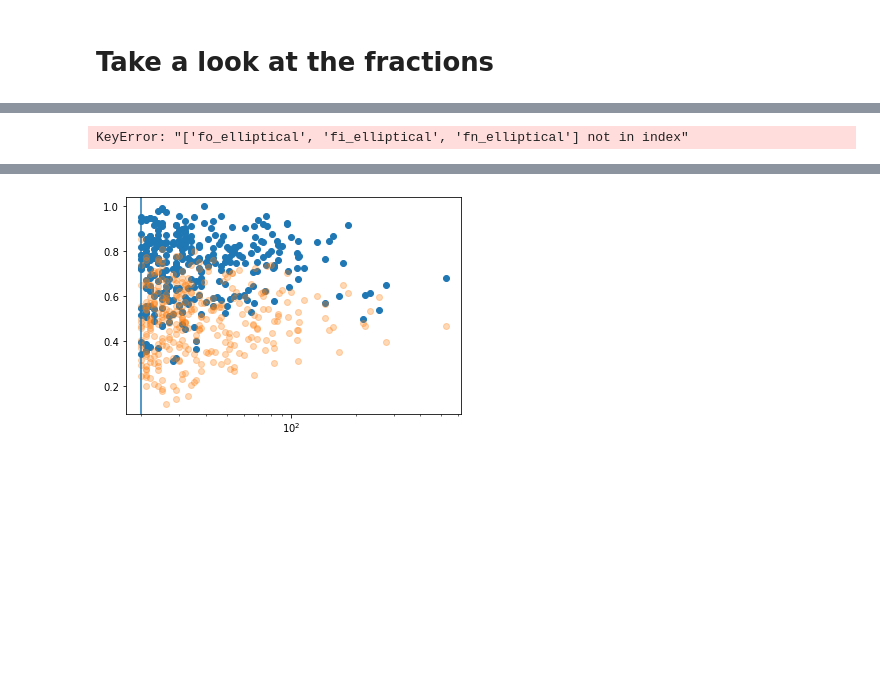
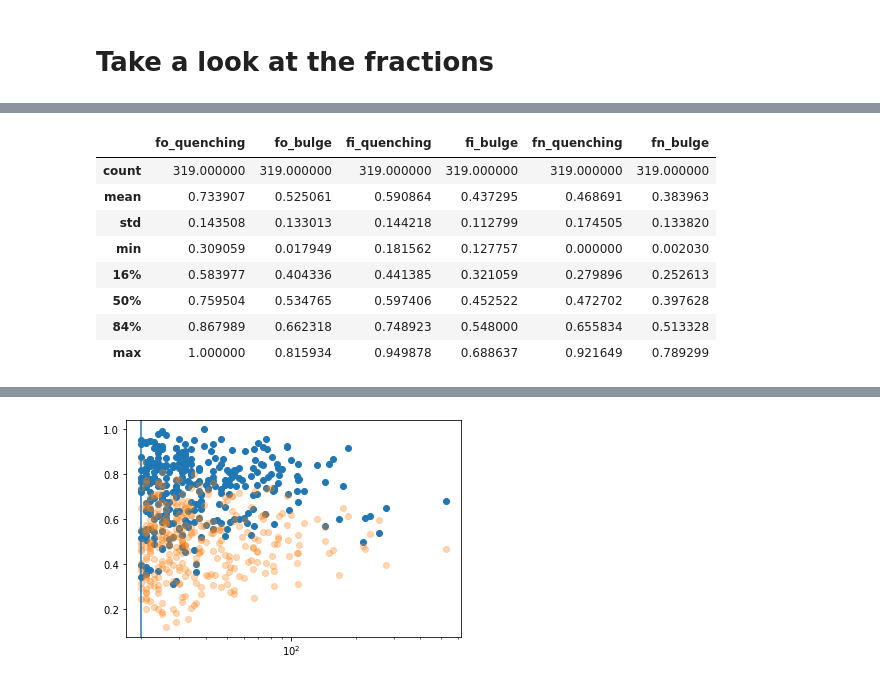
Before and after one commit to estevesjh/galaxyFormation, a Jupyter notebook: notebooks/plot_fractions.ipynb, the cells around one changed output, grey strips where cells are left out. Saved outputs shown, nothing was run; the diff lists cells and outputs as text; code cells hidden in the pictures; blank space fills up the shorter version.

```diff
--- a/notebooks/plot_fractions.ipynb
+++ b/notebooks/plot_fractions.ipynb
@@ -51,5 +28,6 @@ Table length=280
 # %%
 df = cat0.to_pandas()
+df2 = cat1.to_pandas()
 # %%
 def get_columns(mytpe):
     columnsA = ['f%s_%s'%(li,mytpe) for li in ('o','i','n')]
@@ -87,8 +63,16 @@ KeyError: "None of [Index(['fo_spiral', 'fi_spiral', 'fn_spiral'], dtype='object
 # %%
-columns=['fo_quenching','fo_elliptical','fi_quenching','fi_elliptical','fn_quenching', 'fn_elliptical']
-df[columns].describe(percentiles=[.16,.50,.84])
+columns=['fo_quenching','fo_bulge','fi_quenching','fi_bulge','fn_quenching', 'fn_bulge']
+df2[columns].describe(percentiles=[.16,.50,.84])
 # %% [output]
-KeyError: "['fo_elliptical', 'fi_elliptical', 'fn_elliptical'] not in index"
+|  | fo_quenching | fo_bulge | fi_quenching | fi_bulge | fn_quenching | fn_bulge |
+| count | 319.000000 | 319.000000 | 319.000000 | 319.000000 | 319.000000 | 319.000000 |
+| mean | 0.733907 | 0.525061 | 0.590864 | 0.437295 | 0.468691 | 0.383963 |
+| std | 0.143508 | 0.133013 | 0.144218 | 0.112799 | 0.174505 | 0.133820 |
+| min | 0.309059 | 0.017949 | 0.181562 | 0.127757 | 0.000000 | 0.002030 |
+| 16% | 0.583977 | 0.404336 | 0.441385 | 0.321059 | 0.279896 | 0.252613 |
+| 50% | 0.759504 | 0.534765 | 0.597406 | 0.452522 | 0.472702 | 0.397628 |
+| 84% | 0.867989 | 0.662318 | 0.748923 | 0.548000 | 0.655834 | 0.513328 |
+| max | 1.000000 | 0.815934 | 0.949878 | 0.688637 | 0.921649 | 0.789299 |
 # %%
 import pandas as pd
 
```
Also changed, not shown: parts of 15 cells of this notebook, 16 other files.
